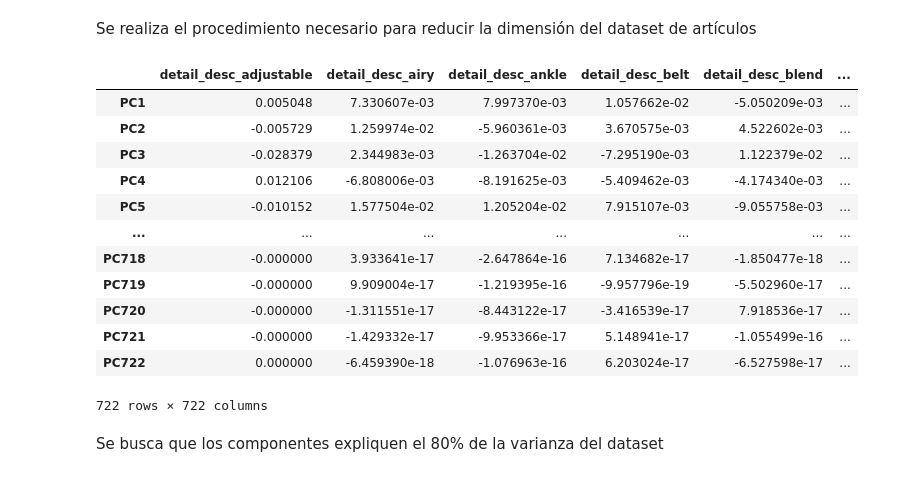
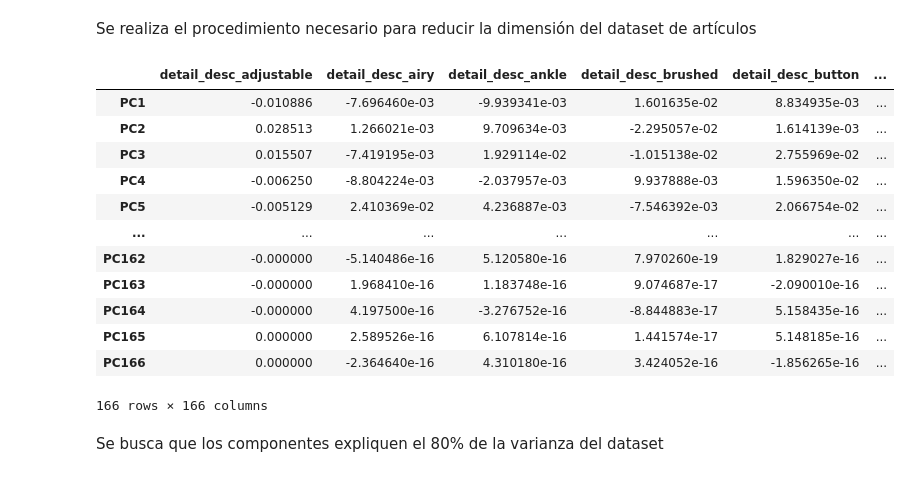
Before and after one commit to KerenLopez/recommendation_system_H_M, a Jupyter notebook: KMeans_H&M_recomendations_pipelines.ipynb, the cells around one changed output. Saved outputs shown, nothing was run; the diff lists cells and outputs as text; code cells hidden in the pictures.

```diff
--- a/KMeans_H&M_recomendations_pipelines.ipynb
+++ b/KMeans_H&M_recomendations_pipelines.ipynb
@@ -927,9 +925,14 @@ class customerDatasetCleaning(BaseEstimator, TransformerMixin):
 # %%
 pipeline_articlesDatasetCleaning=make_pipeline(
     DropNaNValues(),
-    DropFeatureSelector(['product_code','prod_name', 'product_type_no', 'graphical_appearance_no','colour_group_code','perceived_colour_value_id','perceived_colour_master_id','department_no','index_code','index_group_no','section_no','garment_group_no']),
+    DropFeatureSelector(['product_code','prod_name', 'product_type_no', 'graphical_appearance_no','colour_group_code','perceived_colour_value_id','perceived_colour_master_id','department_no','index_code','index_group_no','section_no','garment_group_no',"section_name","index_name","department_name","colour_group_name","product_type_name"]),
+    ValueReplacer("perceived_colour_value_name", ['Undefined', 'Unknown'], "Undefined_Unknown"),
+    ValueReplacer("perceived_colour_master_name", ['undefined', 'Unknown',"Metal"], "undefined-unknown-metal"),
+    ValueReplacer("perceived_colour_master_name", ['Black', 'White', 'Beige', 'Grey'], "Neutral"),
+    ValueReplacer("perceived_colour_master_name", ['Blue', 'Lilac Purple', 'Turquoise',  'Green','Bluish Green'], "Cool"),
+    ValueReplacer("perceived_colour_master_name", ['Pink', 'Red', 'Mole', 'Orange', 'Brown', 'Yellow','Khaki green', 'Yellowish Green'], "Warm"),
     termFrecuencyInverseDocumentsFrecuency(),
-    OneHotEncoderWithDummiesCustom(["product_type_name","product_group_name","graphical_appearance_name","colour_group_name","perceived_colour_value_name","perceived_colour_master_name","department_name","index_name","index_group_name","section_name","garment_group_name"],['product_type_name_is','product_group_name_is','graphical_appearance_name_is','colour_group_name_is','perceived_colour_value_name_is','perceived_colour_master_name_is','department_name_is','index_name_is','index_group_name_is','section_name_is','garment_group_name_is'])
+    OneHotEncoderWithDummiesCustom(["product_group_name","graphical_appearance_name","perceived_colour_value_name","perceived_colour_master_name","index_group_name","garment_group_name"],['product_group_name_is','graphical_appearance_name_is','perceived_colour_value_name_is','perceived_colour_master_name_is','index_group_name_is','garment_group_name_is'])
 )
 # %%
 pipeline_customerDatasetCleaning=make_pipeline(
@@ -989,34 +996,34 @@ from sklearn.decomposition import PCA
 df_articles_pca=df_articles_copy.copy()
 df_articles_pca.drop(["article_id"], axis=1, inplace=True)
 # %%
-pca = PCA(n_components=722)
+pca = PCA(n_components=166)
 pca_model = pca.fit(df_articles_pca)
 # %%
 # Se convierte el array a dataframe para añadir nombres a los ejes.
 index_list=[]
 
-for i in range(1,723):
+for i in range(1,167):
   index_list.append('PC'+str(i))
 
 pd.DataFrame(
     data    = pca_model.components_,
     columns = df_articles_pca.columns,
     index = index_list
 )
 # %% [output]
-|  | detail_desc_adjustable | detail_desc_airy | detail_desc_ankle | detail_desc_belt | detail_desc_blend | ... |
-| PC1 | 0.005048 | 7.330607e-03 | 7.997370e-03 | 1.057662e-02 | -5.050209e-03 | ... |
-| PC2 | -0.005729 | 1.259974e-02 | -5.960361e-03 | 3.670575e-03 | 4.522602e-03 | ... |
-| PC3 | -0.028379 | 2.344983e-03 | -1.263704e-02 | -7.295190e-03 | 1.122379e-02 | ... |
-| PC4 | 0.012106 | -6.808006e-03 | -8.191625e-03 | -5.409462e-03 | -4.174340e-03 | ... |
-| PC5 | -0.010152 | 1.577504e-02 | 1.205204e-02 | 7.915107e-03 | -9.055758e-03 | ... |
+|  | detail_desc_adjustable | detail_desc_airy | detail_desc_ankle | detail_desc_brushed | detail_desc_button | ... |
+| PC1 | -0.010886 | -7.696460e-03 | -9.939341e-03 | 1.601635e-02 | 8.834935e-03 | ... |
+| PC2 | 0.028513 | 1.266021e-03 | 9.709634e-03 | -2.295057e-02 | 1.614139e-03 | ... |
+| PC3 | 0.015507 | -7.419195e-03 | 1.929114e-02 | -1.015138e-02 | 2.755969e-02 | ... |
+| PC4 | -0.006250 | -8.804224e-03 | -2.037957e-03 | 9.937888e-03 | 1.596350e-02 | ... |
+| PC5 | -0.005129 | 2.410369e-02 | 4.236887e-03 | -7.546392e-03 | 2.066754e-02 | ... |
 | ... | ... | ... | ... | ... | ... | ... |
-| PC718 | -0.000000 | 3.933641e-17 | -2.647864e-16 | 7.134682e-17 | -1.850477e-18 | ... |
-| PC719 | -0.000000 | 9.909004e-17 | -1.219395e-16 | -9.957796e-19 | -5.502960e-17 | ... |
-| PC720 | -0.000000 | -1.311551e-17 | -8.443122e-17 | -3.416539e-17 | 7.918536e-17 | ... |
-| PC721 | -0.000000 | -1.429332e-17 | -9.953366e-17 | 5.148941e-17 | -1.055499e-16 | ... |
-| PC722 | 0.000000 | -6.459390e-18 | -1.076963e-16 | 6.203024e-17 | -6.527598e-17 | ... |
+| PC162 | -0.000000 | -5.140486e-16 | 5.120580e-16 | 7.970260e-19 | 1.829027e-16 | ... |
+| PC163 | -0.000000 | 1.968410e-16 | 1.183748e-16 | 9.074687e-17 | -2.090010e-16 | ... |
+| PC164 | -0.000000 | 4.197500e-16 | -3.276752e-16 | -8.844883e-17 | 5.158435e-16 | ... |
+| PC165 | 0.000000 | 2.589526e-16 | 6.107814e-16 | 1.441574e-17 | 5.148185e-16 | ... |
+| PC166 | 0.000000 | -2.364640e-16 | 4.310180e-16 | 3.424052e-16 | -1.856265e-16 | ... |
-722 rows × 722 columns
+166 rows × 166 columns
 # %% [markdown]
 Se busca que los componentes expliquen el 80% de la varianza del dataset
 # %%
```
Also changed, not shown: parts of 32 cells of this notebook, 4 other files.
